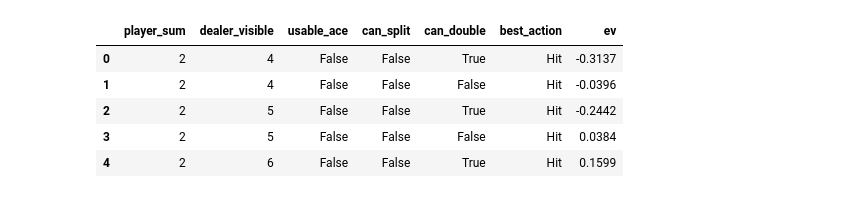
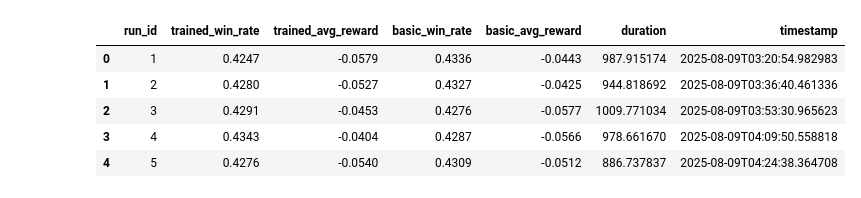
Before and after one commit to BorgXQ/blackjack-optimizer, a Jupyter notebook: analysis.ipynb, the cells around one changed output. Saved outputs shown, nothing was run; the diff lists cells and outputs as text; code cells hidden in the pictures.

```diff
--- a/analysis.ipynb
+++ b/analysis.ipynb
@@ -14,10 +8,13 @@ trained_df.head(5)
-# %%
-basic_df = pd.read_csv("basic_strategy.csv")
-basic_df.head(5)
-# %% [output]
-|  | player_sum | dealer_visible | usable_ace | can_split | can_double | best_action | ev |
-| 0 | 2 | 4 | False | False | True | Hit | -0.3137 |
-| 1 | 2 | 4 | False | False | False | Hit | -0.0396 |
-| 2 | 2 | 5 | False | False | True | Hit | -0.2442 |
-| 3 | 2 | 5 | False | False | False | Hit | 0.0384 |
-| 4 | 2 | 6 | False | False | True | Hit | 0.1599 |
+# %%
+dir = "./batch_results/batch_run_20250809_030427/"
+# %%
+batch_csv = dir + "summary/batch_results.csv"
+batch_df = pd.read_csv(batch_csv)
+batch_df.head(5)
+# %% [output]
+|  | run_id | trained_win_rate | trained_avg_reward | basic_win_rate | basic_avg_reward | duration | timestamp |
+| 0 | 1 | 0.4247 | -0.0579 | 0.4336 | -0.0443 | 987.915174 | 2025-08-09T03:20:54.982983 |
+| 1 | 2 | 0.4280 | -0.0527 | 0.4327 | -0.0425 | 944.818692 | 2025-08-09T03:36:40.461336 |
+| 2 | 3 | 0.4291 | -0.0453 | 0.4276 | -0.0577 | 1009.771034 | 2025-08-09T03:53:30.965623 |
+| 3 | 4 | 0.4343 | -0.0404 | 0.4287 | -0.0566 | 978.661670 | 2025-08-09T04:09:50.558818 |
+| 4 | 5 | 0.4276 | -0.0540 | 0.4309 | -0.0512 | 886.737837 | 2025-08-09T04:24:38.364708 |
```
Also changed, not shown: parts of 31 cells of this notebook.
